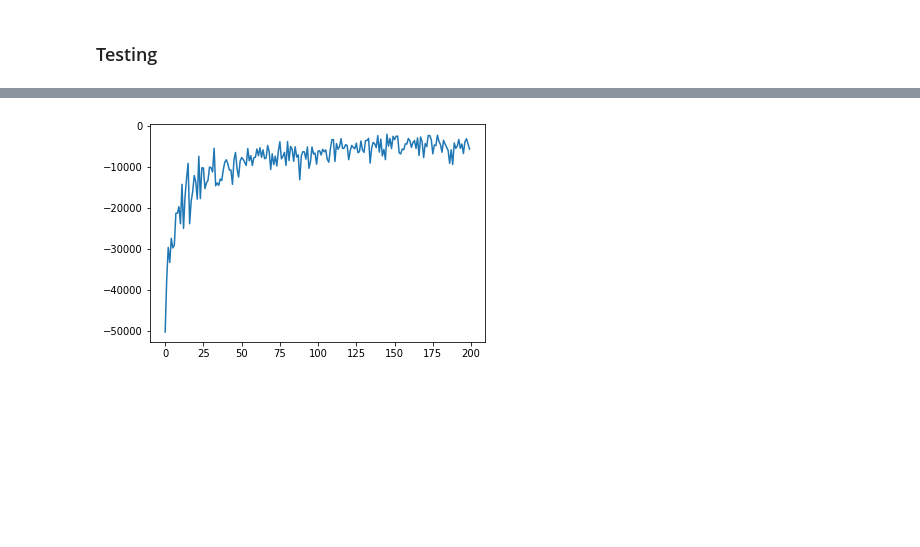
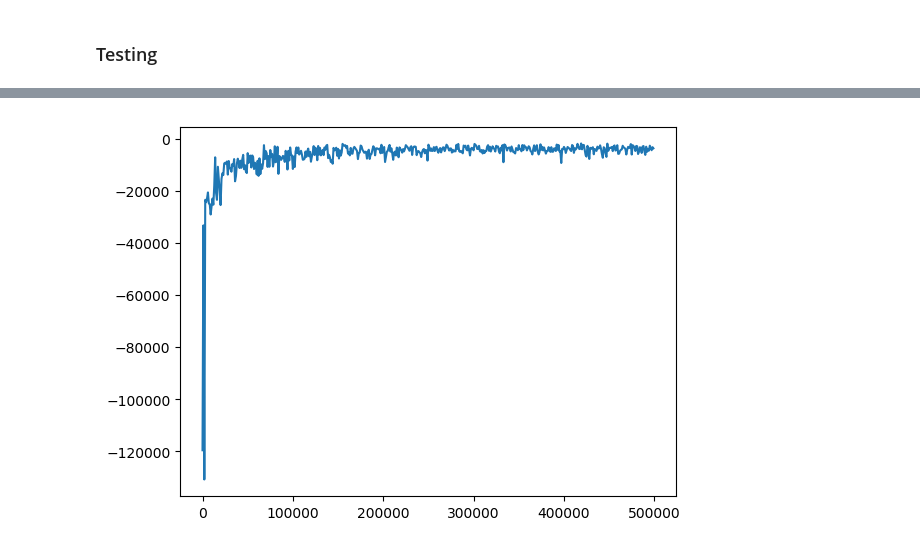
Before and after one commit to dsalgador/RL-Project, a Jupyter notebook: Test-Q-Simulations.ipynb, the cells around one changed output, grey strips where cells are left out. Saved outputs shown, nothing was run; the diff lists cells and outputs as text; code cells hidden in the pictures; blank space fills up the shorter version.

```diff
--- a/Test-Q-Simulations.ipynb
+++ b/Test-Q-Simulations.ipynb
@@ -386,0 +388,6 @@ print(np.mean(test_rewards_list) )
+# %%
+%matplotlib inline
+mpl.rcParams.update(mpl.rcParamsDefault)
+plt.hist(test_rewards_list, bins = 20)
+plt.show()
+#test_rewards_list
@@ -401,18 +407,23 @@ plt.show()
 # %%
 # Visualizing train simulation:
 
 # train_anim = ut.create_system_animation(train_visualization_steps, train_iterations, train_freq)
 # HTML(train_anim.to_html5_video())
 
-episode = 200000
-simulation_id = 11
+episode = 500000
+simulation_id = 13
+step = 1000
 discrewards_list = ut.load_obj("discrewards/discrew-train-sim" + f"{simulation_id}" + "-" + f"{episode}")
-p = plt.plot([i for i in range(len(discrewards_list))], discrewards_list)
+
+discrewards_list2 = [discrewards_list[i] for i in range(0,len(discrewards_list),step)]
+
+p = plt.plot([i for i in range(0,len(discrewards_list),step)],
+             discrewards_list2)
+
 #print(discrewards_list)
-
 plt.show()
 # %% [output]
-[figure, old version]
+[figure, new version]
 # %%
    # simulation_id = 4
     #train_iterations = 2*10**6
```
Also changed, not shown: parts of 11 cells of this notebook, 1 other file.
